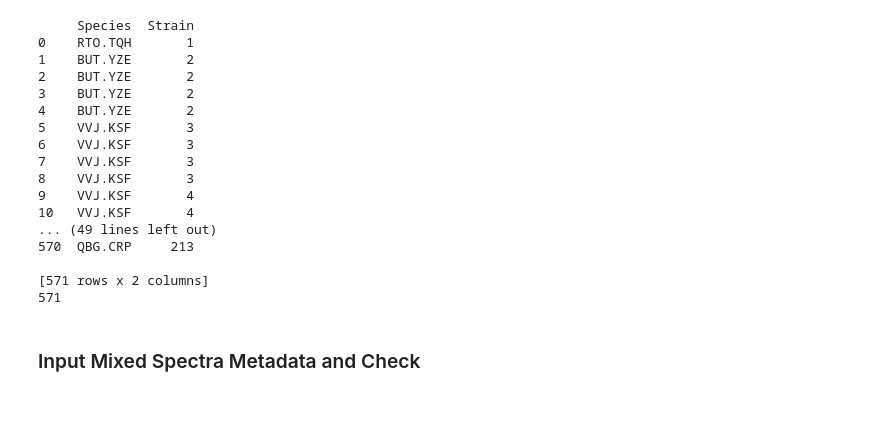
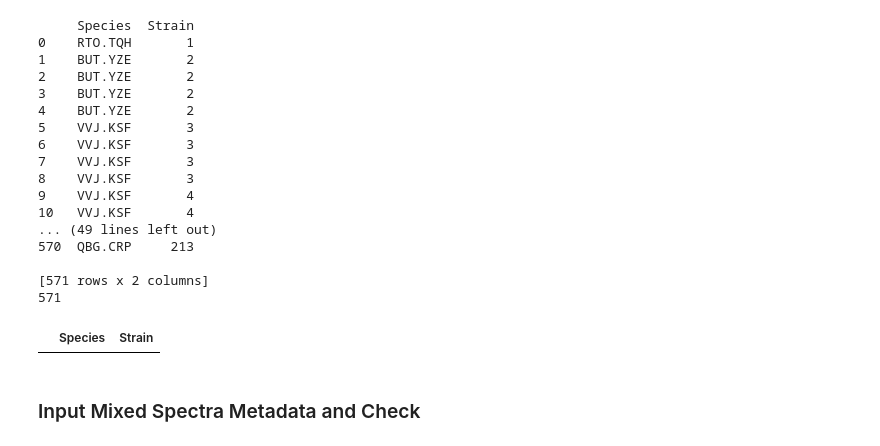
Before and after one commit to dsgray/Springboard, a Jupyter notebook: micromass/Micromass.ipynb, the cells around one changed output. Cells and saved outputs as stored; diff of their text form; code cells hidden in the pictures; blank space fills up the shorter version.

```diff
--- a/micromass/Micromass.ipynb
+++ b/micromass/Micromass.ipynb
@@ -77,6 +77,11 @@ print(len(df_pure_spectra_metadata))
 
 [571 rows x 2 columns]
 571
+# %%
+df_pure_spectra_metadata["Strain"].value_counts(ascending=True)
+df_pure_spectra_metadata.loc[df_pure_spectra_metadata["Strain"] == 214]
+# %% [output]
+|  | Species | Strain |
 # %% [markdown]
 <h3>Input Mixed Spectra Metadata and Check</h3>
 # %%
```
Also changed, not shown: parts of 11 cells of this notebook.
